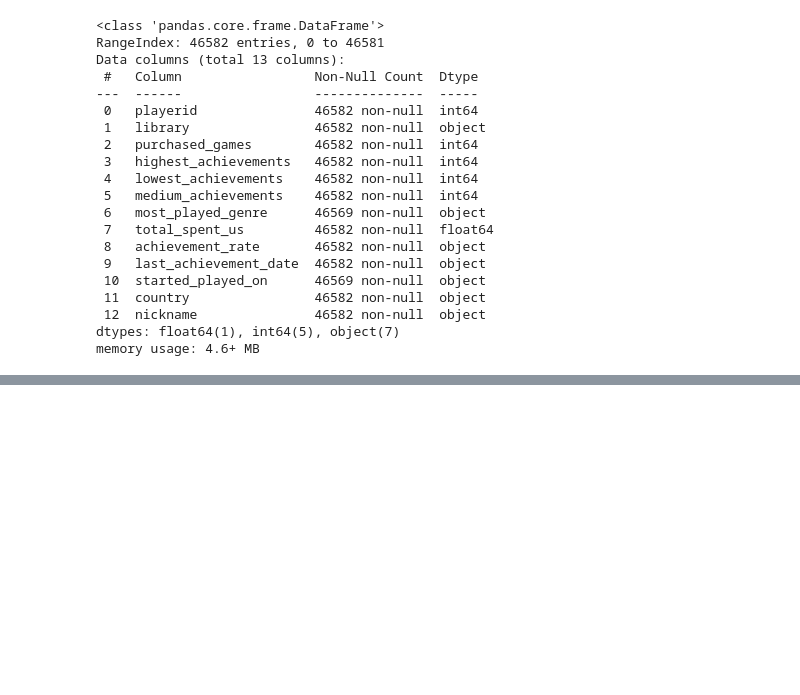
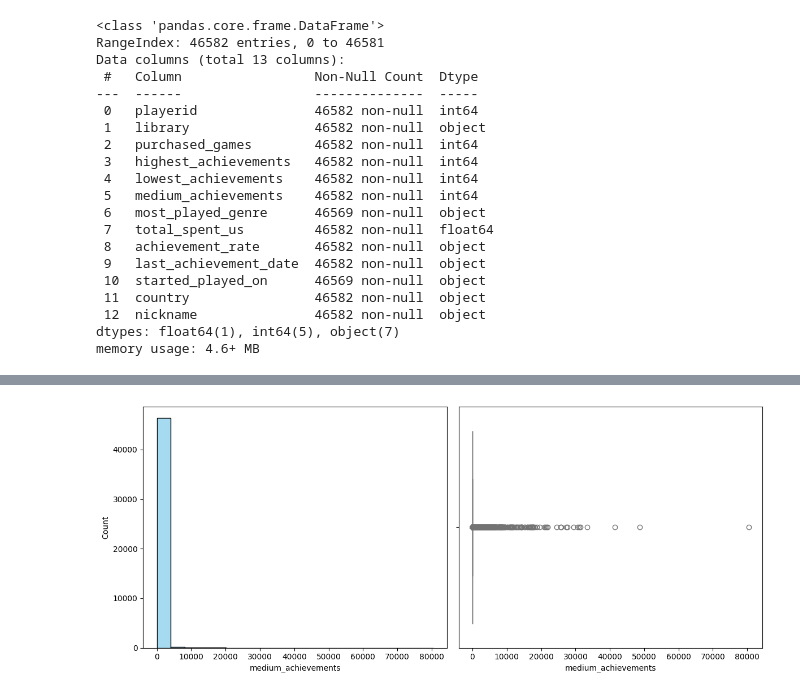
Before and after one commit to hr-vasquez/ml_players, a Jupyter notebook: ml_exploration.ipynb, the cells around one changed output, grey strips where cells are left out. Cells and saved outputs as stored; diff of their text form; code cells hidden in the pictures; blank space fills up the shorter version.

```diff
--- a/ml_exploration.ipynb
+++ b/ml_exploration.ipynb
@@ -373,0 +407,4 @@ df1.to_csv('gamers_profile.csv', index=False)
+# %%
+draw_numerical('medium_achievements')
+# %% [output]
+[figure, added]
```
Also changed, not shown: parts of 25 cells of this notebook.
